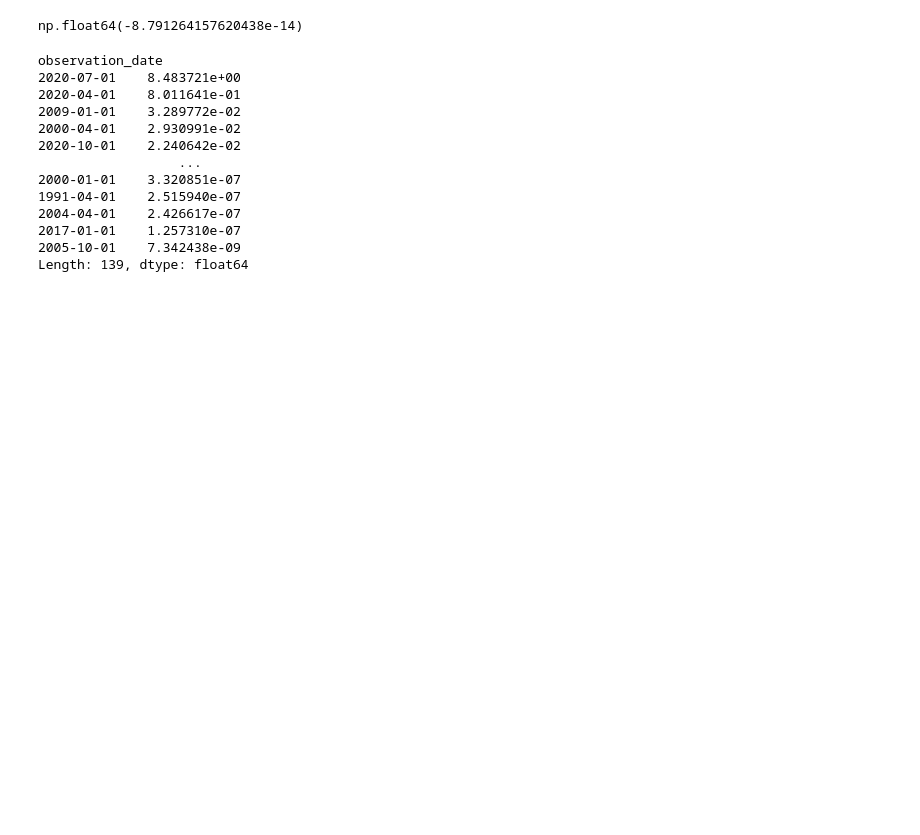
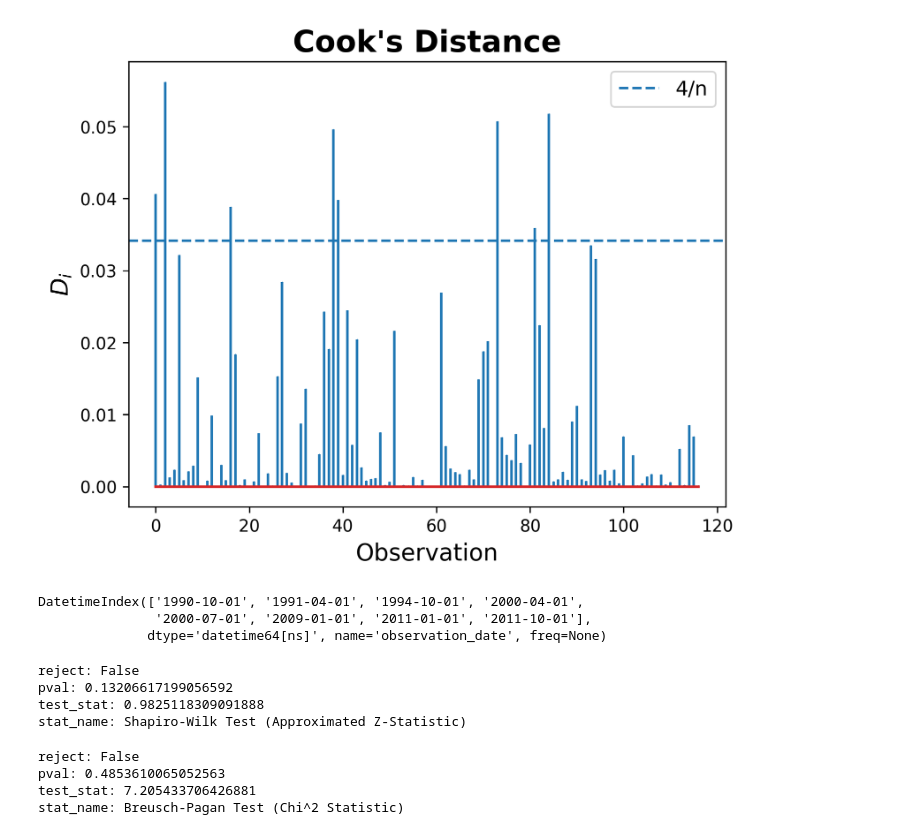
Before and after one commit to GongJr0/Econometrics2025-Project, a Jupyter notebook: scrapbook.ipynb, the cells around one changed output. Cells and saved outputs as stored; diff of their text form; code cells hidden in the pictures; blank space fills up the shorter version.

```diff
--- a/scrapbook.ipynb
+++ b/scrapbook.ipynb
@@ -253,27 +258,29 @@ phillips: -0.0032
-# %%
-fit.XT_e
-# %% [output]
-np.float64(-8.791264157620438e-14)
 # %%
 D, *_ = COOKS_D(
     X=X,
     y=y.values.flatten(),
     intercept=True,
-    plot=False
+    plot=True
 )
 
-pd.Series(D, index=t_idx).sort_values(ascending=False)
+obs = np.where(D > 4/len(t_idx))
+t_idx[obs]
 # %% [output]
+[figure, added]
-observation_date
-2020-07-01    8.483721e+00
-2020-04-01    8.011641e-01
-2009-01-01    3.289772e-02
-2000-04-01    2.930991e-02
-2020-10-01    2.240642e-02
-                  ...
-2000-01-01    3.320851e-07
-1991-04-01    2.515940e-07
-2004-04-01    2.426617e-07
-2017-01-01    1.257310e-07
-2005-10-01    7.342438e-09
-Length: 139, dtype: float64
+DatetimeIndex(['1990-10-01', '1991-04-01', '1994-10-01', '2000-04-01',
+               '2000-07-01', '2009-01-01', '2011-01-01', '2011-10-01'],
+              dtype='datetime64[ns]', name='observation_date', freq=None)
+# %%
+fit.resid_normality
+# %% [output]
+reject: False
+pval: 0.13206617199056592
+test_stat: 0.9825118309091888
+stat_name: Shapiro-Wilk Test (Approximated Z-Statistic)
+# %%
+fit.resid_heteroske
+# %% [output]
+reject: False
+pval: 0.4853610065052563
+test_stat: 7.205433706426881
+stat_name: Breusch-Pagan Test (Chi^2 Statistic)
```
Also changed, not shown: parts of 21 cells of this notebook, 16 other files.
